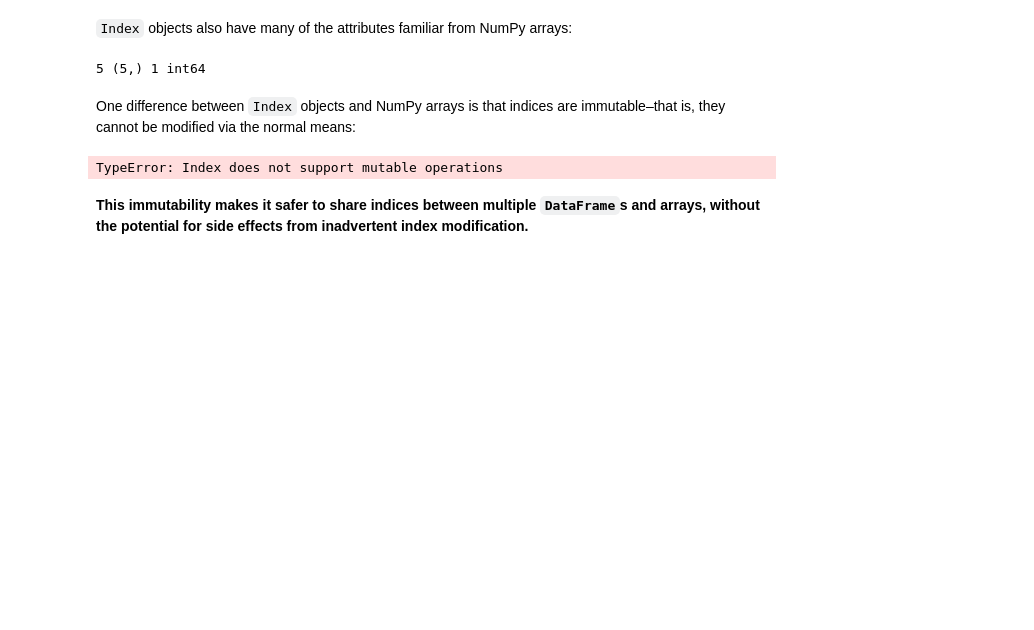
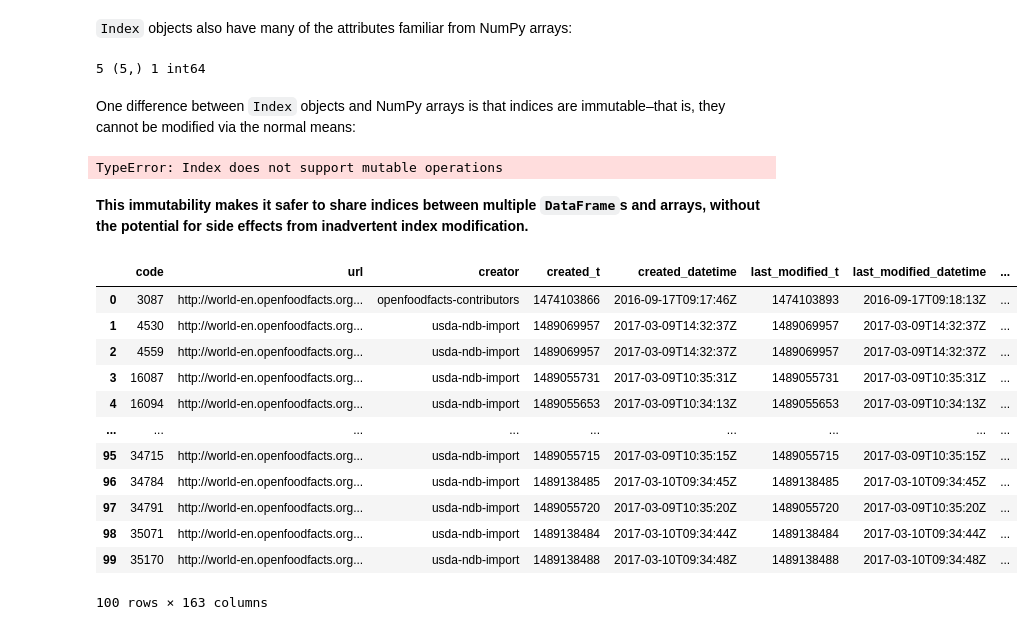
Before and after one commit to JLGOrtega/repo-clase-dsvlcsep24, a Jupyter notebook: 2-Data_Analysis/2-Pandas/Teoría/1_Introducing-Pandas-Objects.ipynb, the cells around one changed output. Drawn from its saved outputs; the diff is of its cells as text; code cells hidden in the pictures; blank space fills up the shorter version.

```diff
--- a/2-Data_Analysis/2-Pandas/Teoría/1_Introducing-Pandas-Objects.ipynb
+++ b/2-Data_Analysis/2-Pandas/Teoría/1_Introducing-Pandas-Objects.ipynb
@@ -450,3 +564,24 @@ ind[1] = 0
 TypeError: Index does not support mutable operations
 # %% [markdown]
 **This immutability makes it safer to share indices between multiple ``DataFrame``s and arrays, without the potential for side effects from inadvertent index modification.**
+# %%
+path = r"C:\Users\Ort\Desktop\REPO SEP 24\2-Data_Analysis\2-Pandas\Práctica\1-World_Food_Facts\food_100.csv"
+sep = ","
+header = 0
+index = 0
+
+pd.read_csv(path, sep=sep, header=header, index_col=index)
+# %% [output]
+|  | code | url | creator | created_t | created_datetime | last_modified_t | last_modified_datetime | ... |
+| 0 | 3087 | http://world-en.openfoodfacts.org... | openfoodfacts-contributors | 1474103866 | 2016-09-17T09:17:46Z | 1474103893 | 2016-09-17T09:18:13Z | ... |
+| 1 | 4530 | http://world-en.openfoodfacts.org... | usda-ndb-import | 1489069957 | 2017-03-09T14:32:37Z | 1489069957 | 2017-03-09T14:32:37Z | ... |
+| 2 | 4559 | http://world-en.openfoodfacts.org... | usda-ndb-import | 1489069957 | 2017-03-09T14:32:37Z | 1489069957 | 2017-03-09T14:32:37Z | ... |
+| 3 | 16087 | http://world-en.openfoodfacts.org... | usda-ndb-import | 1489055731 | 2017-03-09T10:35:31Z | 1489055731 | 2017-03-09T10:35:31Z | ... |
+| 4 | 16094 | http://world-en.openfoodfacts.org... | usda-ndb-import | 1489055653 | 2017-03-09T10:34:13Z | 1489055653 | 2017-03-09T10:34:13Z | ... |
+| ... | ... | ... | ... | ... | ... | ... | ... | ... |
+| 95 | 34715 | http://world-en.openfoodfacts.org... | usda-ndb-import | 1489055715 | 2017-03-09T10:35:15Z | 1489055715 | 2017-03-09T10:35:15Z | ... |
+| 96 | 34784 | http://world-en.openfoodfacts.org... | usda-ndb-import | 1489138485 | 2017-03-10T09:34:45Z | 1489138485 | 2017-03-10T09:34:45Z | ... |
+| 97 | 34791 | http://world-en.openfoodfacts.org... | usda-ndb-import | 1489055720 | 2017-03-09T10:35:20Z | 1489055720 | 2017-03-09T10:35:20Z | ... |
+| 98 | 35071 | http://world-en.openfoodfacts.org... | usda-ndb-import | 1489138484 | 2017-03-10T09:34:44Z | 1489138484 | 2017-03-10T09:34:44Z | ... |
+| 99 | 35170 | http://world-en.openfoodfacts.org... | usda-ndb-import | 1489138488 | 2017-03-10T09:34:48Z | 1489138488 | 2017-03-10T09:34:48Z | ... |
+100 rows × 163 columns
```
Also changed, not shown: parts of 42 cells of this notebook, 9 other files.
